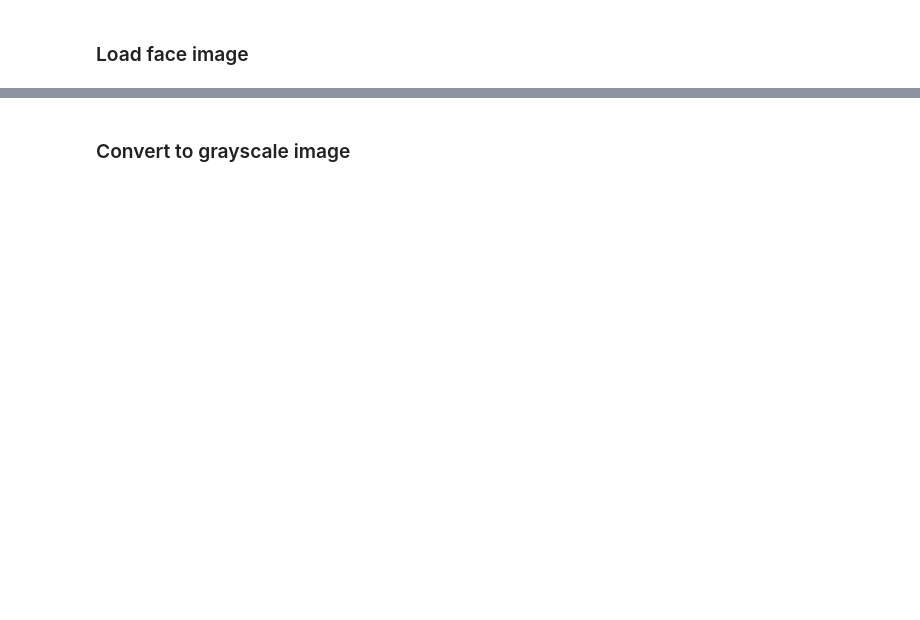
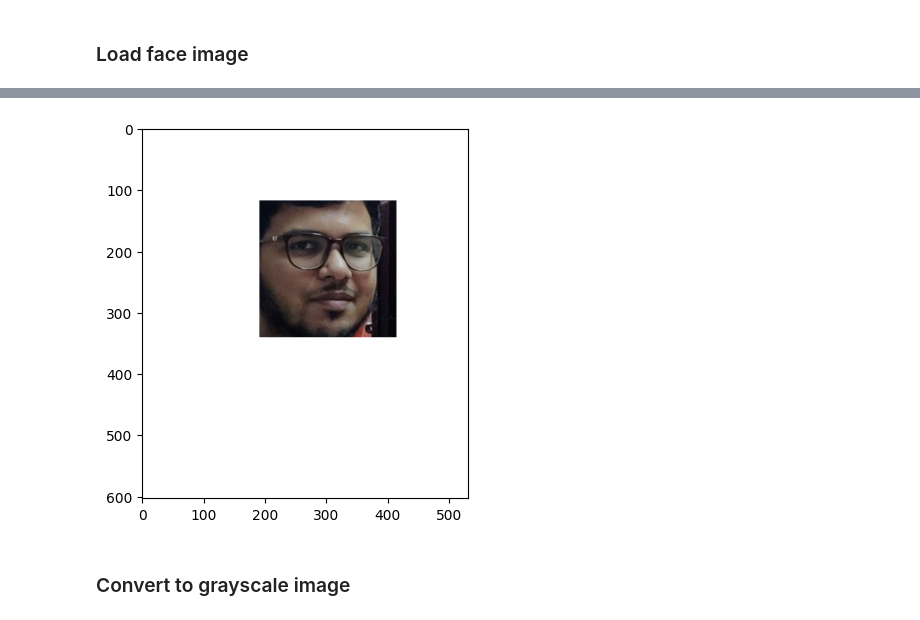
Before and after one commit to sohang3112/face_beard_highlight, a Jupyter notebook: prototype.ipynb, the cells around one changed output, grey strips where cells are left out. Saved outputs shown, nothing was run; the diff lists cells and outputs as text; code cells hidden in the pictures; blank space fills up the shorter version.

```diff
--- a/prototype.ipynb
+++ b/prototype.ipynb
@@ -19,3 +21,13 @@ display_cv2_image(original_image)
+# %%
+rgb_image = cv2.cvtColor(original_image, cv2.COLOR_BGR2RGB)
+face_locations = fc.face_locations(rgb_image)
+top, right, bottom, left = face_locations[0]
+
+face_image = 255 * np.ones_like(original_image)
+face_image[top:bottom, left:right] = original_image[top:bottom, left:right]
+display_cv2_image(face_image)
+# %% [output]
+[figure, added]
 # %% [markdown]
 ### Convert to grayscale image
 # %%
```
Also changed, not shown: parts of 6 cells of this notebook, 4 other files.
